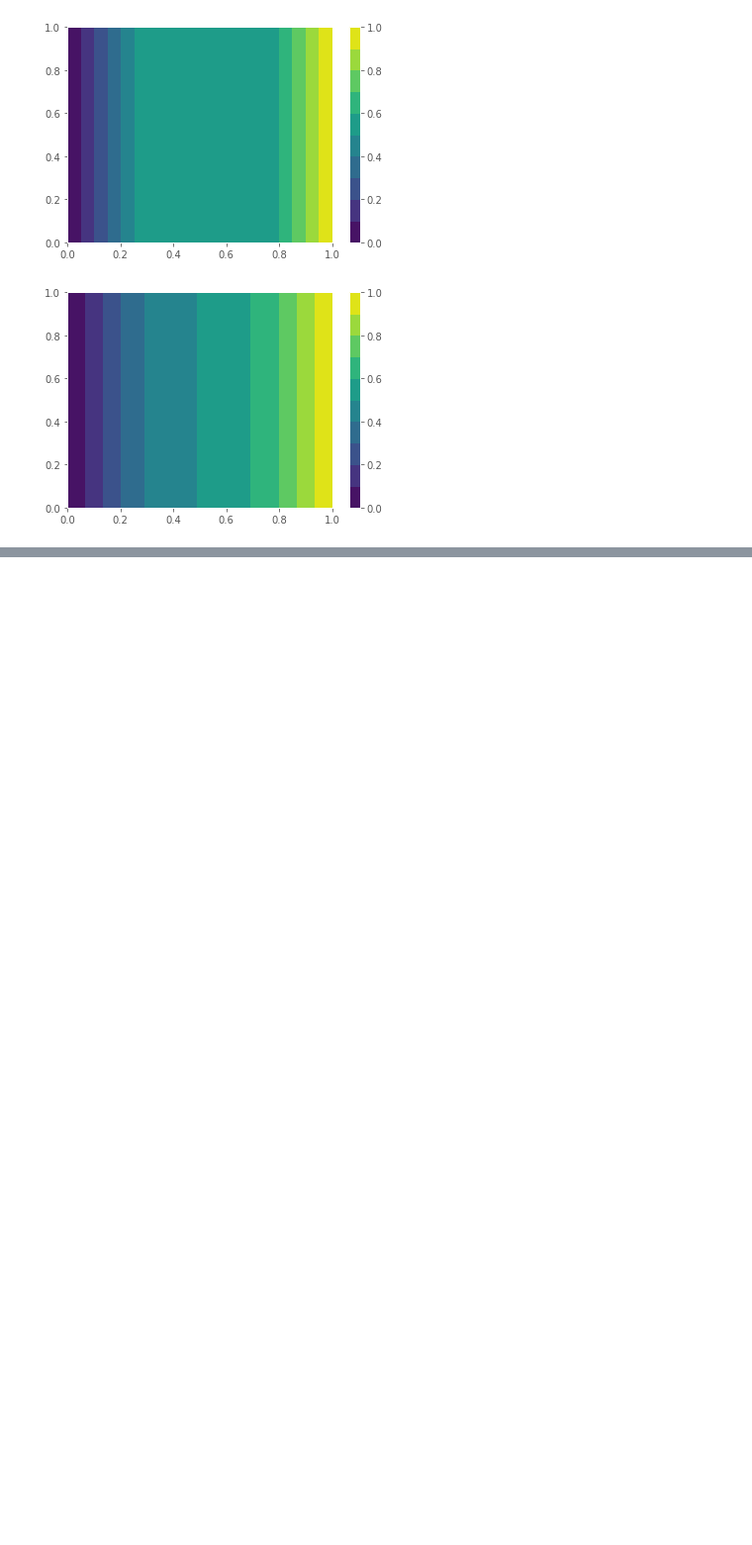
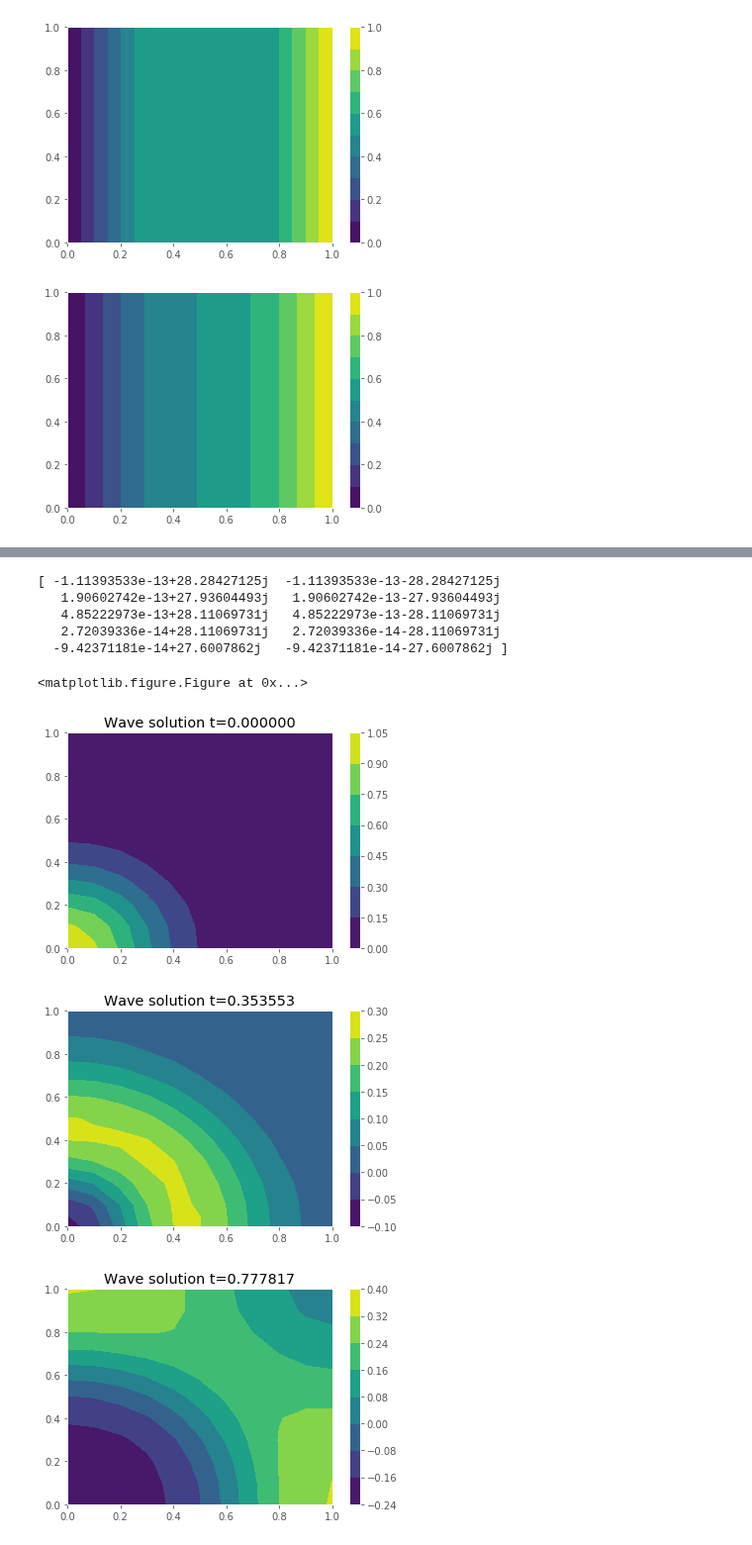
Before and after one commit to cu-numpde/numpde-fall2017, a Jupyter notebook: FD2D.ipynb, the cells around one changed output, grey strips where cells are left out. Shown at 99% size. Saved outputs shown, nothing was run; the diff lists cells and outputs as text; code cells hidden in the pictures; blank space fills up the shorter version.

```diff
--- a/FD2D.ipynb
+++ b/FD2D.ipynb
@@ -526,0 +694,32 @@ pyplot.colorbar();
+# %%
+%run fdtools.py
+
+x, y, L, _ = laplacian2d_bc(.1, lambda x,y: 0*x,
+                              lambda x,y: 0*x, dirichlet=((),()))
+A = sp.bmat([[None, sp.eye(*L.shape)],
+             [-L, None]])
+eigs = sp.linalg.eigs(A, 10, which='LM')[0]
+print(eigs)
+maxeig = max(eigs.imag)
+u0 = numpy.concatenate([numpy.exp(-8*(x**2 + y**2)), 0*x], axis=None)
+hist = ode_rkexplicit(lambda t, u: A @ u, u0, tfinal=2, h=2/maxeig)
+
+def plot_wave(x, y, time, U):
+    u = U[:x.size].reshape(x.shape)
+    pyplot.contourf(x, y, u)
+    pyplot.colorbar()
+    pyplot.title('Wave solution t={:f}'.format(time));
+
+for step in numpy.linspace(0, len(hist)-1, 6, dtype=int):
+    pyplot.figure()
+    plot_wave(x, y, *hist[step])
+# %% [output]
+[ -1.11393533e-13+28.28427125j  -1.11393533e-13-28.28427125j
+   1.90602742e-13+27.93604493j   1.90602742e-13-27.93604493j
+   4.85222973e-13+28.11069731j   4.85222973e-13-28.11069731j
+   2.72039336e-14+28.11069731j   2.72039336e-14-28.11069731j
+  -9.42371181e-14+27.6007862j   -9.42371181e-14-27.6007862j ]
+<matplotlib.figure.Figure at 0x...>
+[figure, added]
+[figure, added]
+[figure, added]
```
Also changed, not shown: parts of 10 cells of this notebook, 1 other file.
